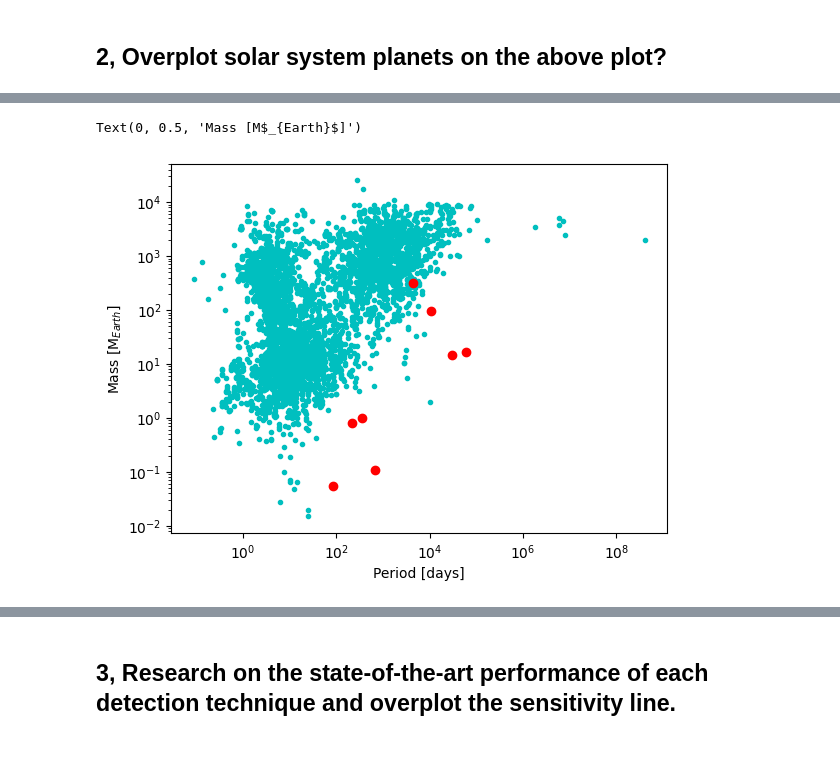
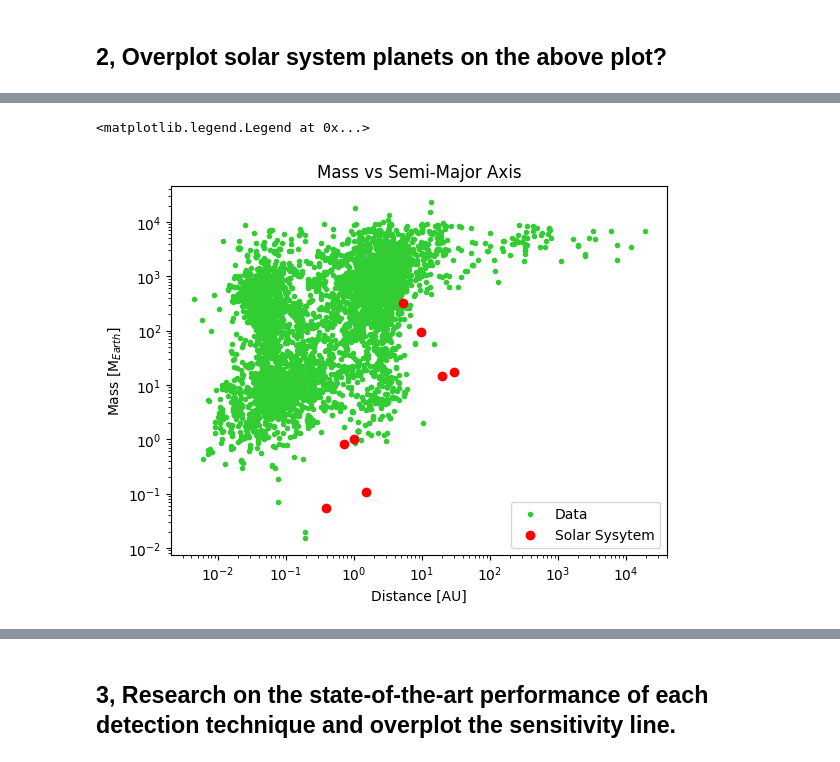
Before and after one commit to Jsk10101/PlanetarySci-Phys5205, a Jupyter notebook: NASA_Exoplanet_data_explorer_Group_3.ipynb, the cells around one changed output, grey strips where cells are left out. Cells and saved outputs as stored; diff of their text form; code cells hidden in the pictures.

```diff
--- a/NASA_Exoplanet_data_explorer_Group_3.ipynb
+++ b/NASA_Exoplanet_data_explorer_Group_3.ipynb
@@ -10,7 +10,7 @@ drive.mount('/content/drive')
 # %% [output]
 Mounted at /content/drive
 # %%
-tab = astropy.io.ascii.read("/content/drive/MyDrive/College/Junior/Planetary Science/Colab Notebooks/PS_2025.01.16_06.39.23.csv")
+tab = astropy.io.ascii.read("/content/drive/MyDrive/College/Junior/Planetary Science/Colab Notebooks/PS_2025.01.16_06.39.23.csv",)
 # %%
 print(tab.colnames)
 # %% [output]
@@ -52,7 +137,8 @@ Text(0, 0.5, 'Mass [M$_{Earth}$]')
 # %% [markdown]
 ## 2, Overplot solar system planets on the above plot?
 # %%
-Solar_system = {'Name': ['Mercury', 'Venus', 'Earth', 'Mars', 'Jupiter',],
+Solar_system = {'Name': ['Mercury', 'Venus', 'Earth', 'Mars', 'Jupiter', 'Saturn', 'Uranus', 'Neptune'],
                 'Mass': [0.055, 0.815, 1, 0.107, 318, 95, 14.5, 17],
                 'SM-axis': [0.387, 0.723, 1, 1.52, 5.2, 9.54, 19.9, 30.1],
-                'Period': [88, 225, 365, 687, 4333, 10759, 30687, 60190]}
+                'Period': [88, 225, 365, 687, 4333, 10759, 30687, 60190],
+                'Radius': [0.034, 0.085, 0.089, 0.047, 1, 0.84, 0.36, 0.35]}
@@ -59,10 +159,12 @@ Solar_system = {'Name': ['Mercury', 'Venus', 'Earth', 'Mars', 'Jupiter',],
 # %%
-plt.plot(tab["pl_orbper"], tab["pl_bmasse"], "c.")
-plt.plot(Solar_system["Period"], Solar_system["Mass"], "ro")
+plt.plot(tab["pl_orbsmax"], tab["pl_bmasse"], ".", color = 'limegreen', label = 'Data')
+plt.plot(Solar_system["SM-axis"], Solar_system["Mass"], "ro", label = 'Solar Sysytem')
 plt.xscale("log")
 plt.yscale("log")
-plt.xlabel("Period [days]")
+plt.xlabel("Distance [AU]")
 plt.ylabel(r"Mass [M$_{Earth}$]")
+plt.title("Mass vs Semi-Major Axis")
+plt.legend()
 # %% [output]
-Text(0, 0.5, 'Mass [M$_{Earth}$]')
+<matplotlib.legend.Legend at 0x...>
-[figure, old version]
+[figure, new version]
```
Also changed, not shown: parts of 24 cells of this notebook.
